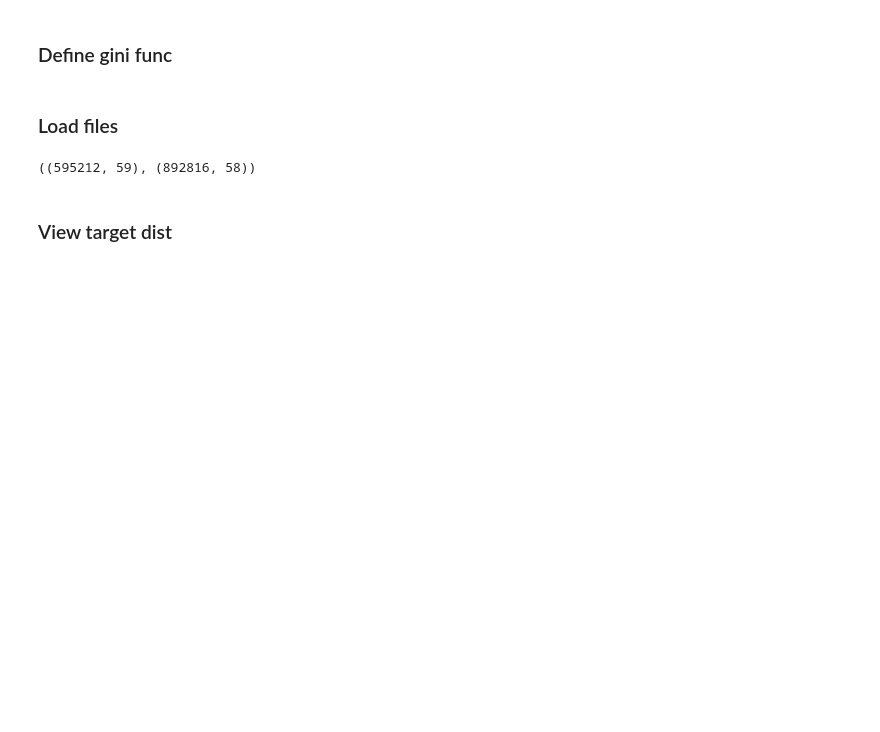
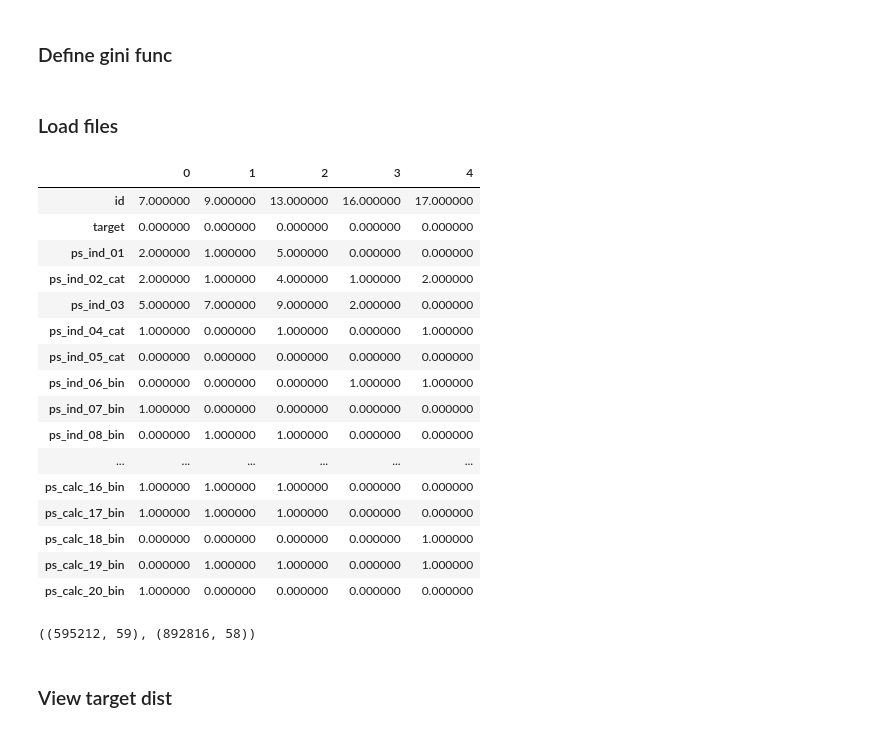
Before and after one commit to alifanov/kaggle_club, a Jupyter notebook: porto-seguro-safe-driver-prediction/baseline.ipynb, the cells around one changed output. Saved outputs shown, nothing was run; the diff lists cells and outputs as text; code cells hidden in the pictures; blank space fills up the shorter version.

```diff
--- a/porto-seguro-safe-driver-prediction/baseline.ipynb
+++ b/porto-seguro-safe-driver-prediction/baseline.ipynb
@@ -41,6 +44,26 @@ def eval_gini(y_true, y_prob):
 # %%
 df_train = pd.read_csv('./data/train.csv')
 df_test = pd.read_csv('./data/test.csv')
+# %%
+df_train.head().T
+# %% [output]
+|  | 0 | 1 | 2 | 3 | 4 |
+| id | 7.000000 | 9.000000 | 13.000000 | 16.000000 | 17.000000 |
+| target | 0.000000 | 0.000000 | 0.000000 | 0.000000 | 0.000000 |
+| ps_ind_01 | 2.000000 | 1.000000 | 5.000000 | 0.000000 | 0.000000 |
+| ps_ind_02_cat | 2.000000 | 1.000000 | 4.000000 | 1.000000 | 2.000000 |
+| ps_ind_03 | 5.000000 | 7.000000 | 9.000000 | 2.000000 | 0.000000 |
+| ps_ind_04_cat | 1.000000 | 0.000000 | 1.000000 | 0.000000 | 1.000000 |
+| ps_ind_05_cat | 0.000000 | 0.000000 | 0.000000 | 0.000000 | 0.000000 |
+| ps_ind_06_bin | 0.000000 | 0.000000 | 0.000000 | 1.000000 | 1.000000 |
+| ps_ind_07_bin | 1.000000 | 0.000000 | 0.000000 | 0.000000 | 0.000000 |
+| ps_ind_08_bin | 0.000000 | 1.000000 | 1.000000 | 0.000000 | 0.000000 |
+| ... | ... | ... | ... | ... | ... |
+| ps_calc_16_bin | 1.000000 | 1.000000 | 1.000000 | 0.000000 | 0.000000 |
+| ps_calc_17_bin | 1.000000 | 1.000000 | 1.000000 | 0.000000 | 0.000000 |
+| ps_calc_18_bin | 0.000000 | 0.000000 | 0.000000 | 0.000000 | 1.000000 |
+| ps_calc_19_bin | 0.000000 | 1.000000 | 1.000000 | 0.000000 | 1.000000 |
+| ps_calc_20_bin | 1.000000 | 0.000000 | 0.000000 | 0.000000 | 0.000000 |
 # %%
 df_train.shape, df_test.shape
 # %% [output]
```
Also changed, not shown: parts of 10 cells of this notebook.
